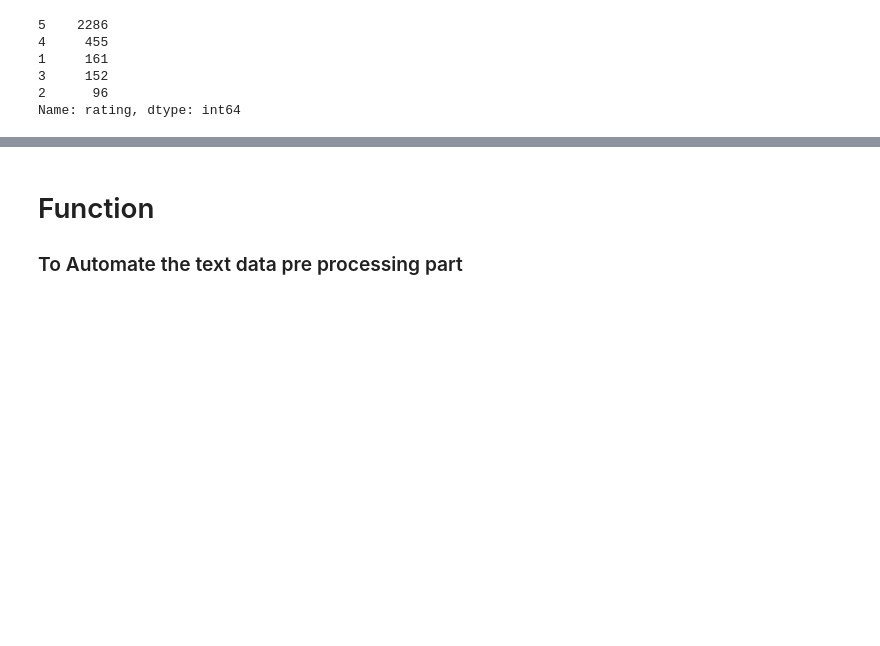
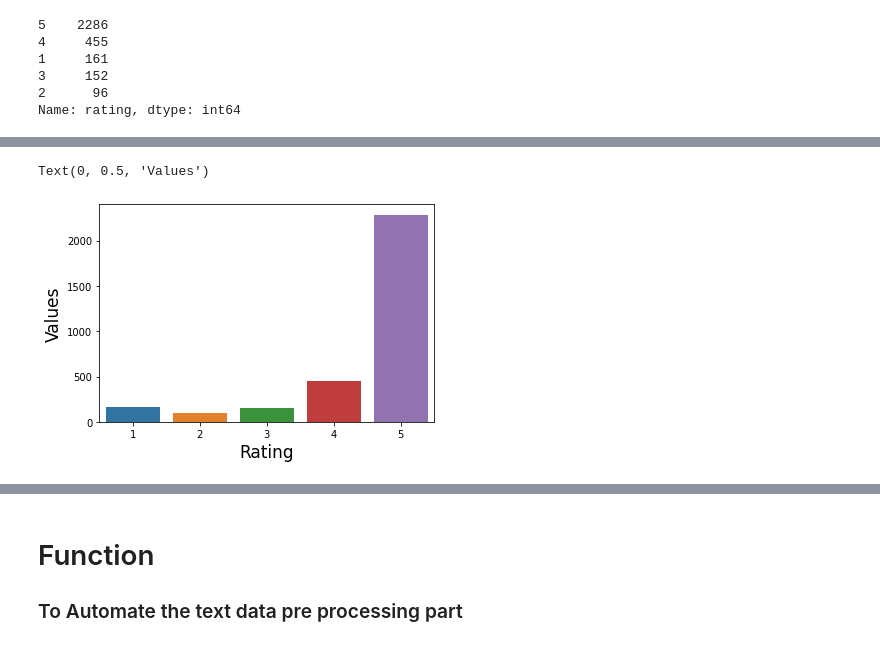
Before and after one commit to robajo12/data301_predictive_analytics_machine_learning, a Jupyter notebook: ml_projects/Project_Capstone.ipynb, the cells around one changed output, grey strips where cells are left out. Drawn from its saved outputs; the diff is of its cells as text; code cells hidden in the pictures; blank space fills up the shorter version.

```diff
--- a/ml_projects/Project_Capstone.ipynb
+++ b/ml_projects/Project_Capstone.ipynb
@@ -182,3 +131,10 @@ amz_df['feedback'].value_counts()
+# %%
+g = sns.countplot(x='rating', data=amz_df)
+g.set_xlabel("Rating", fontsize=17)
+g.set_ylabel("Values", fontsize=17)
+# %% [output]
+Text(0, 0.5, 'Values')
+[figure, added]
 # %%
 cm=amz_df.drop(['verified_reviews'], axis=1)
 cm.head()
```
Also changed, not shown: parts of 25 cells of this notebook.
